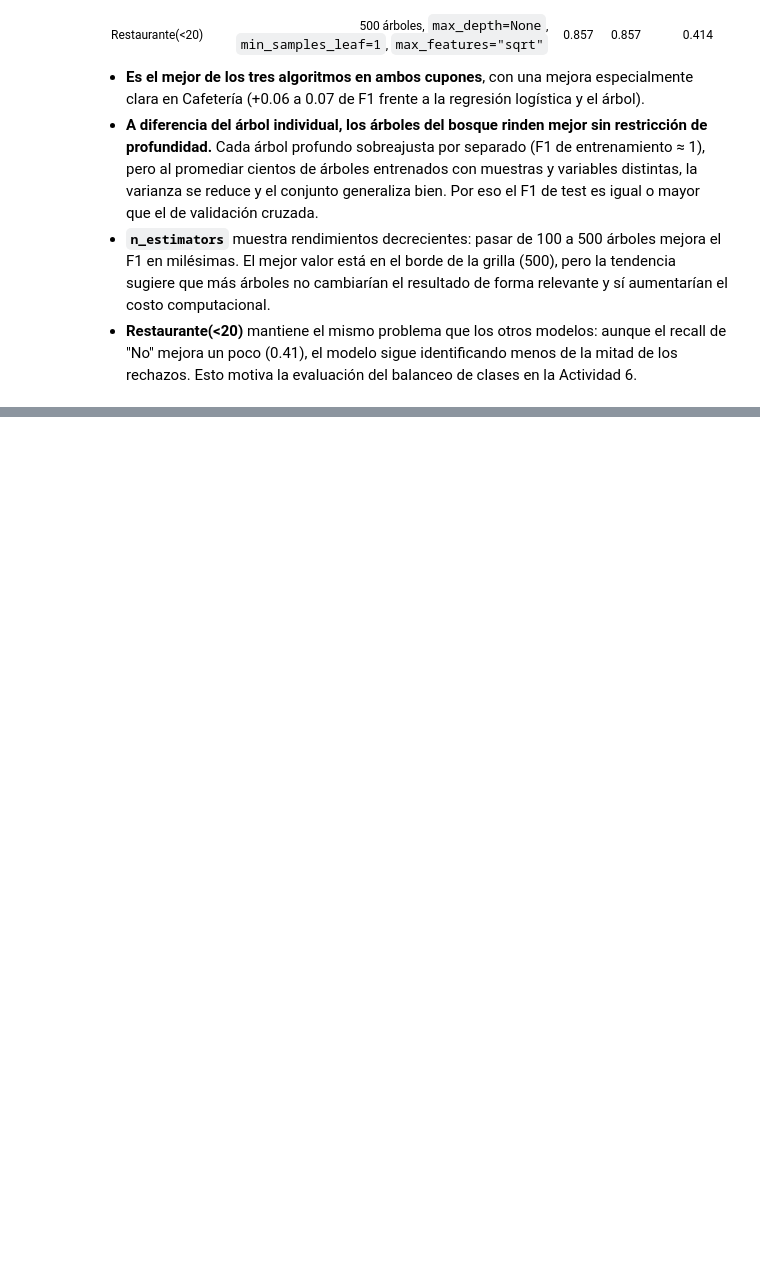
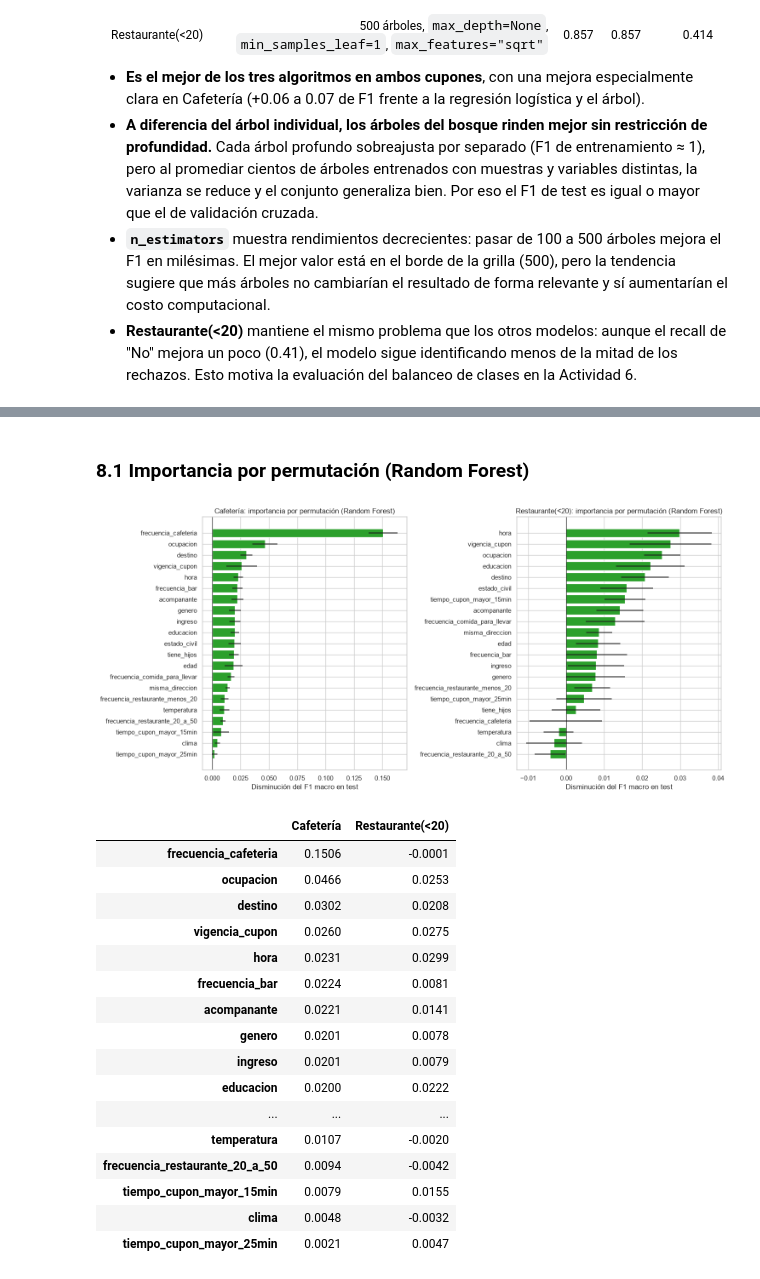
Before and after one commit to cmolina12/laboratorio3-aprendizaje, a Jupyter notebook: Lab3_Clasificacion.ipynb, the cells around one changed output, grey strips where cells are left out. Cells and saved outputs as stored; diff of their text form; code cells hidden in the pictures; blank space fills up the shorter version.

```diff
--- a/Lab3_Clasificacion.ipynb
+++ b/Lab3_Clasificacion.ipynb
@@ -1000,0 +1230,3 @@ weighted avg      0.770     0.780     0.759       554
+# %%
+MEJORES_MODELOS = {cupon: modelos[("Random Forest", cupon)].best_estimator_ for cupon in CUPONES}
+MEJORES_MODELOS
@@ -1000,0 +1258,43 @@ weighted avg      0.770     0.780     0.759       554
+# %% [markdown]
+### 8.1 Importancia por permutación (Random Forest)
+# %%
+from sklearn.inspection import permutation_importance
+
+importancias = {}
+for cupon in CUPONES:
+    p = particiones[cupon]
+    r = permutation_importance(MEJORES_MODELOS[cupon], p["X_test"], p["y_test"], scoring="f1_macro",
+                               n_repeats=10, random_state=RANDOM_STATE, n_jobs=-1)
+    importancias[cupon] = pd.DataFrame({"importancia": r.importances_mean, "std": r.importances_std},
+                                       index=p["X_test"].columns).sort_values("importancia", ascending=False)
+
+fig, axes = plt.subplots(1, 2, figsize=(15, 7))
+for ax, cupon in zip(axes, CUPONES):
+    imp = importancias[cupon].iloc[::-1]
+    ax.barh(imp.index, imp["importancia"], xerr=imp["std"], color="tab:green")
+    ax.axvline(0, color="black", lw=0.8)
+    ax.set_title(f"{cupon}: importancia por permutación (Random Forest)")
+    ax.set_xlabel("Disminución del F1 macro en test")
+plt.tight_layout()
+plt.show()
+
+pd.concat({c: imp["importancia"] for c, imp in importancias.items()}, axis=1).round(4).sort_values(CUPONES[0], ascending=False)
+# %% [output]
+[figure, added]
+|  | Cafetería | Restaurante(<20) |
+| frecuencia_cafeteria | 0.1506 | -0.0001 |
+| ocupacion | 0.0466 | 0.0253 |
+| destino | 0.0302 | 0.0208 |
+| vigencia_cupon | 0.0260 | 0.0275 |
+| hora | 0.0231 | 0.0299 |
+| frecuencia_bar | 0.0224 | 0.0081 |
+| acompanante | 0.0221 | 0.0141 |
+| genero | 0.0201 | 0.0078 |
+| ingreso | 0.0201 | 0.0079 |
+| educacion | 0.0200 | 0.0222 |
+| ... | ... | ... |
+| temperatura | 0.0107 | -0.0020 |
+| frecuencia_restaurante_20_a_50 | 0.0094 | -0.0042 |
+| tiempo_cupon_mayor_15min | 0.0079 | 0.0155 |
+| clima | 0.0048 | -0.0032 |
+| tiempo_cupon_mayor_25min | 0.0021 | 0.0047 |
```
Also changed, not shown: parts of 42 cells of this notebook, 1 other file.
